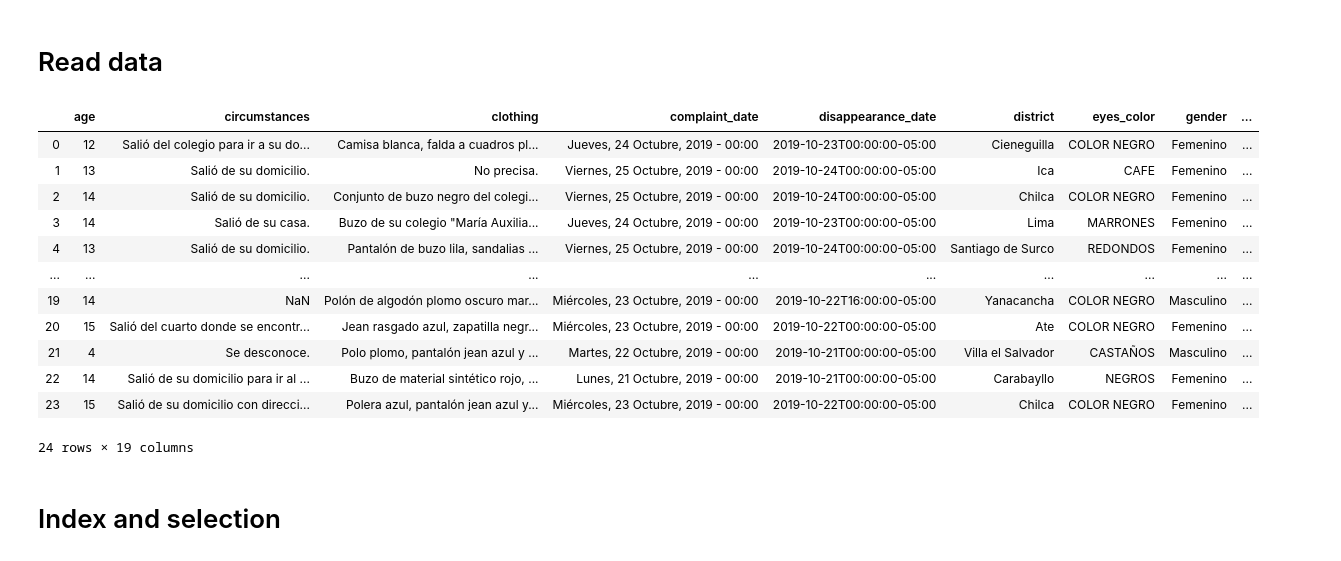
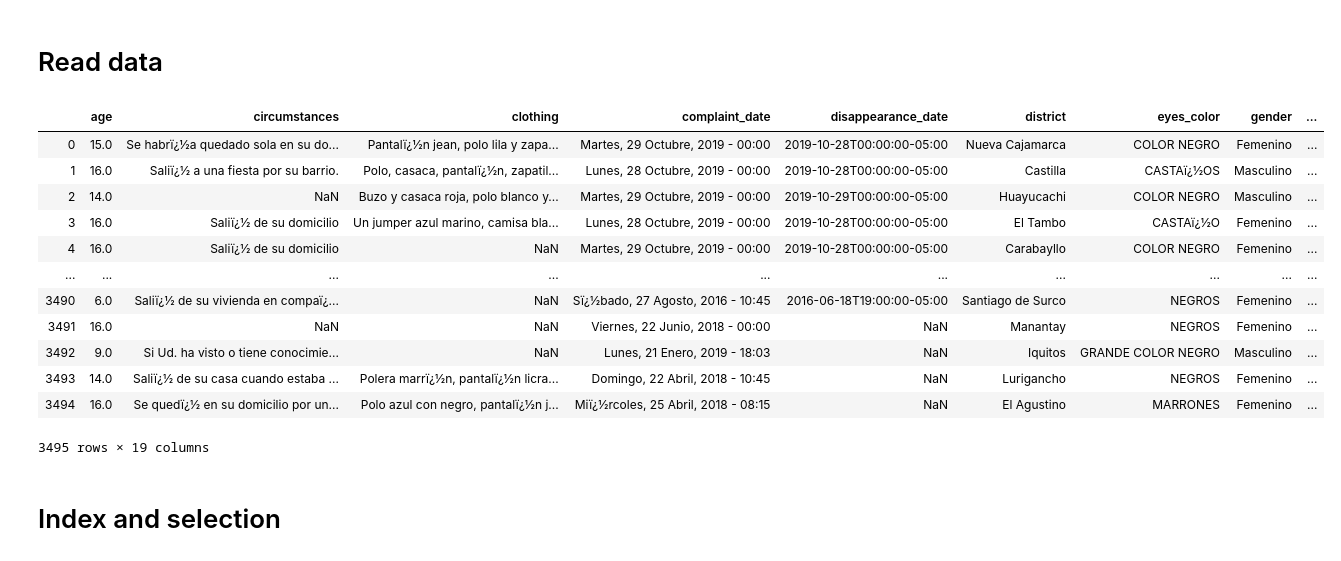
Before and after one commit to royrimachi/te_estamos_buscando_ws, a Jupyter notebook: Pandas_tutorial.ipynb, the cells around one changed output. Cells and saved outputs as stored; diff of their text form; code cells hidden in the pictures.

```diff
--- a/Pandas_tutorial.ipynb
+++ b/Pandas_tutorial.ipynb
@@ -49,23 +44,23 @@ frame_test2
 # %%
 pd.options.display.max_rows = 10
 
-te_estamos_buscando = pd.read_csv('teestamosbuscando_2019_10_27_people_profiles.csv', encoding='latin-1')
+te_estamos_buscando = pd.read_csv('teestamosbuscando_2019_11_03_people_profiles.csv', encoding='latin-1')
 
 te_estamos_buscando
 # %% [output]
 |  | age | circumstances | clothing | complaint_date | disappearance_date | district | eyes_color | gender | ... |
-| 0 | 12 | Salió del colegio para ir a su do... | Camisa blanca, falda a cuadros pl... | Jueves, 24 Octubre, 2019 - 00:00 | 2019-10-23T00:00:00-05:00 | Cieneguilla | COLOR NEGRO | Femenino | ... |
-| 1 | 13 | Salió de su domicilio. | No precisa. | Viernes, 25 Octubre, 2019 - 00:00 | 2019-10-24T00:00:00-05:00 | Ica | CAFE | Femenino | ... |
-| 2 | 14 | Salió de su domicilio. | Conjunto de buzo negro del colegi... | Viernes, 25 Octubre, 2019 - 00:00 | 2019-10-24T00:00:00-05:00 | Chilca | COLOR NEGRO | Femenino | ... |
-| 3 | 14 | Salió de su casa. | Buzo de su colegio "María Auxilia... | Jueves, 24 Octubre, 2019 - 00:00 | 2019-10-23T00:00:00-05:00 | Lima | MARRONES | Femenino | ... |
-| 4 | 13 | Salió de su domicilio. | Pantalón de buzo lila, sandalias ... | Viernes, 25 Octubre, 2019 - 00:00 | 2019-10-24T00:00:00-05:00 | Santiago de Surco | REDONDOS | Femenino | ... |
+| 0 | 15.0 | Se habrï¿½a quedado sola en su do... | Pantalï¿½n jean, polo lila y zapa... | Martes, 29 Octubre, 2019 - 00:00 | 2019-10-28T00:00:00-05:00 | Nueva Cajamarca | COLOR NEGRO | Femenino | ... |
+| 1 | 16.0 | Saliï¿½ a una fiesta por su barrio. | Polo, casaca, pantalï¿½n, zapatil... | Lunes, 28 Octubre, 2019 - 00:00 | 2019-10-28T00:00:00-05:00 | Castilla | CASTAï¿½OS | Masculino | ... |
+| 2 | 14.0 | NaN | Buzo y casaca roja, polo blanco y... | Martes, 29 Octubre, 2019 - 00:00 | 2019-10-29T00:00:00-05:00 | Huayucachi | COLOR NEGRO | Masculino | ... |
+| 3 | 16.0 | Saliï¿½ de su domicilio | Un jumper azul marino, camisa bla... | Lunes, 28 Octubre, 2019 - 00:00 | 2019-10-28T00:00:00-05:00 | El Tambo | CASTAï¿½O | Femenino | ... |
+| 4 | 16.0 | Saliï¿½ de su domicilio | NaN | Martes, 29 Octubre, 2019 - 00:00 | 2019-10-28T00:00:00-05:00 | Carabayllo | COLOR NEGRO | Femenino | ... |
 | ... | ... | ... | ... | ... | ... | ... | ... | ... | ... |
-| 19 | 14 | NaN | Polón de algodón plomo oscuro mar... | Miércoles, 23 Octubre, 2019 - 00:00 | 2019-10-22T16:00:00-05:00 | Yanacancha | COLOR NEGRO | Masculino | ... |
-| 20 | 15 | Salió del cuarto donde se encontr... | Jean rasgado azul, zapatilla negr... | Miércoles, 23 Octubre, 2019 - 00:00 | 2019-10-22T00:00:00-05:00 | Ate | COLOR NEGRO | Femenino | ... |
-| 21 | 4 | Se desconoce. | Polo plomo, pantalón jean azul y ... | Martes, 22 Octubre, 2019 - 00:00 | 2019-10-21T00:00:00-05:00 | Villa el Salvador | CASTAÑOS | Masculino | ... |
-| 22 | 14 | Salió de su domicilio para ir al ... | Buzo de material sintético rojo, ... | Lunes, 21 Octubre, 2019 - 00:00 | 2019-10-21T00:00:00-05:00 | Carabayllo | NEGROS | Femenino | ... |
-| 23 | 15 | Salió de su domicilio con direcci... | Polera azul, pantalón jean azul y... | Miércoles, 23 Octubre, 2019 - 00:00 | 2019-10-22T00:00:00-05:00 | Chilca | COLOR NEGRO | Femenino | ... |
+| 3490 | 6.0 | Saliï¿½ de su vivienda en compaï¿... | NaN | Sï¿½bado, 27 Agosto, 2016 - 10:45 | 2016-06-18T19:00:00-05:00 | Santiago de Surco | NEGROS | Femenino | ... |
+| 3491 | 16.0 | NaN | NaN | Viernes, 22 Junio, 2018 - 00:00 | NaN | Manantay | NEGROS | Femenino | ... |
+| 3492 | 9.0 | Si Ud. ha visto o tiene conocimie... | NaN | Lunes, 21 Enero, 2019 - 18:03 | NaN | Iquitos | GRANDE COLOR NEGRO | Masculino | ... |
+| 3493 | 14.0 | Saliï¿½ de su casa cuando estaba ... | Polera marrï¿½n, pantalï¿½n licra... | Domingo, 22 Abril, 2018 - 10:45 | NaN | Lurigancho | NEGROS | Femenino | ... |
+| 3494 | 16.0 | Se quedï¿½ en su domicilio por un... | Polo azul con negro, pantalï¿½n j... | Miï¿½rcoles, 25 Abril, 2018 - 08:15 | NaN | El Agustino | MARRONES | Femenino | ... |
-24 rows × 19 columns
+3495 rows × 19 columns
 # %% [markdown]
 # Index and selection
 # %%
```
Also changed, not shown: parts of 1 cell of this notebook, 4 other files.
